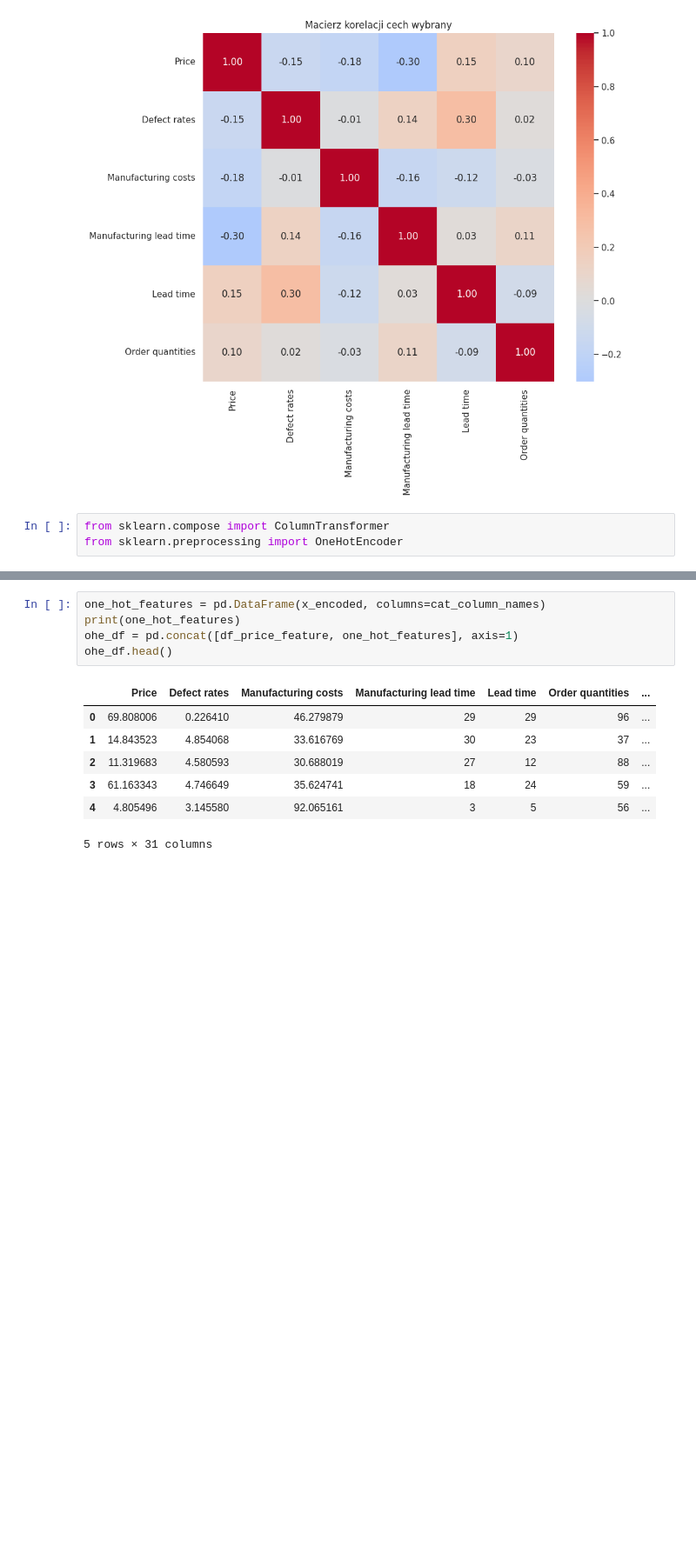
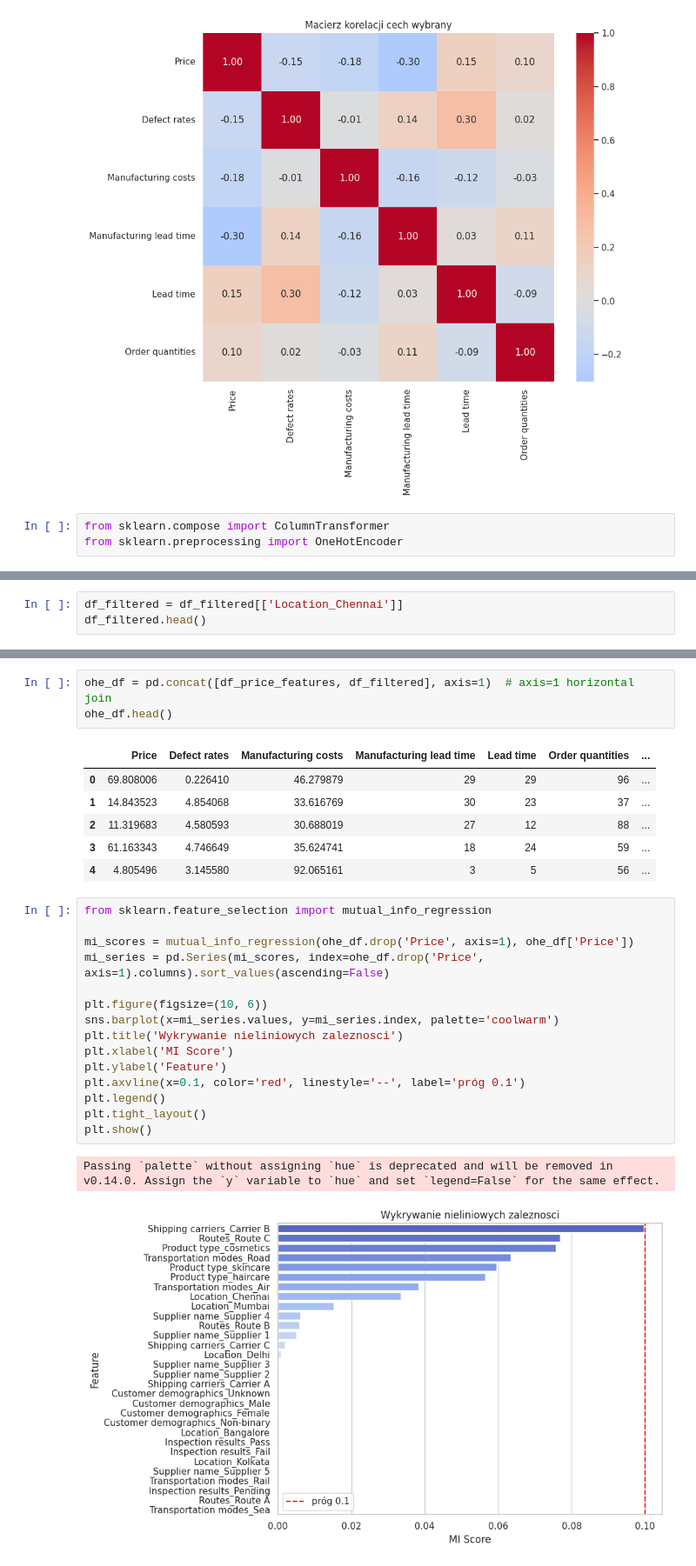
Before and after one commit to Wikar235/knime_forecast, a Jupyter notebook: notebooks/analysis.ipynb, the cells around one changed output, grey strips where cells are left out. Shown at 87% size. Cells and saved outputs as stored; diff of their text form; blank space fills up the shorter version.

```diff
--- a/notebooks/analysis.ipynb
+++ b/notebooks/analysis.ipynb
@@ -160,0 +171,3 @@ Transportation modes_Rail
+# %%
+df_filtered = df_filtered[['Location_Chennai']]
+df_filtered.head()
@@ -161,7 +181,5 @@ Transportation modes_Rail
 # %%
-one_hot_features = pd.DataFrame(x_encoded, columns=cat_column_names)
-print(one_hot_features)
-ohe_df = pd.concat([df_price_feature, one_hot_features], axis=1)
+ohe_df = pd.concat([df_price_features, df_filtered], axis=1)  # axis=1 horizontal join
 ohe_df.head()
 # %% [output]
 |  | Price | Defect rates | Manufacturing costs | Manufacturing lead time | Lead time | Order quantities | ... |
@@ -170,4 +188,21 @@ ohe_df.head()
 | 2 | 11.319683 | 4.580593 | 30.688019 | 27 | 12 | 88 | ... |
 | 3 | 61.163343 | 4.746649 | 35.624741 | 18 | 24 | 59 | ... |
 | 4 | 4.805496 | 3.145580 | 92.065161 | 3 | 5 | 56 | ... |
-5 rows × 31 columns
+# %%
+from sklearn.feature_selection import mutual_info_regression
+
+mi_scores = mutual_info_regression(ohe_df.drop('Price', axis=1), ohe_df['Price'])
+mi_series = pd.Series(mi_scores, index=ohe_df.drop('Price', axis=1).columns).sort_values(ascending=False)
+
+plt.figure(figsize=(10, 6))
+sns.barplot(x=mi_series.values, y=mi_series.index, palette='coolwarm')
+plt.title('Wykrywanie nieliniowych zaleznosci')
+plt.xlabel('MI Score')
+plt.ylabel('Feature')
+plt.axvline(x=0.1, color='red', linestyle='--', label='próg 0.1')
+plt.legend()
+plt.tight_layout()
+plt.show()
+# %% [output]
+Passing `palette` without assigning `hue` is deprecated and will be removed in v0.14.0. Assign the `y` variable to `hue` and set `legend=False` for the same effect.
+[figure, added]
```
Also changed, not shown: parts of 15 cells of this notebook.
